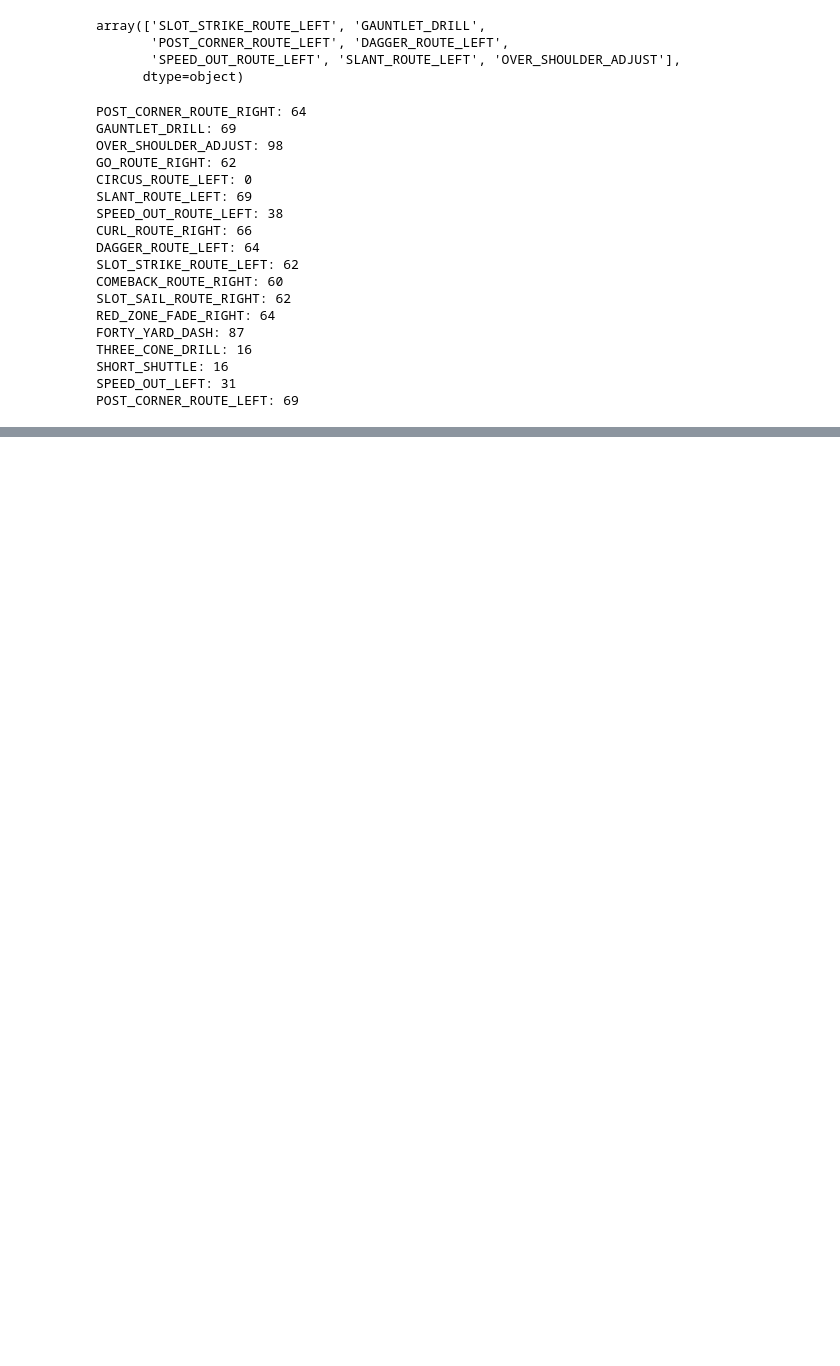
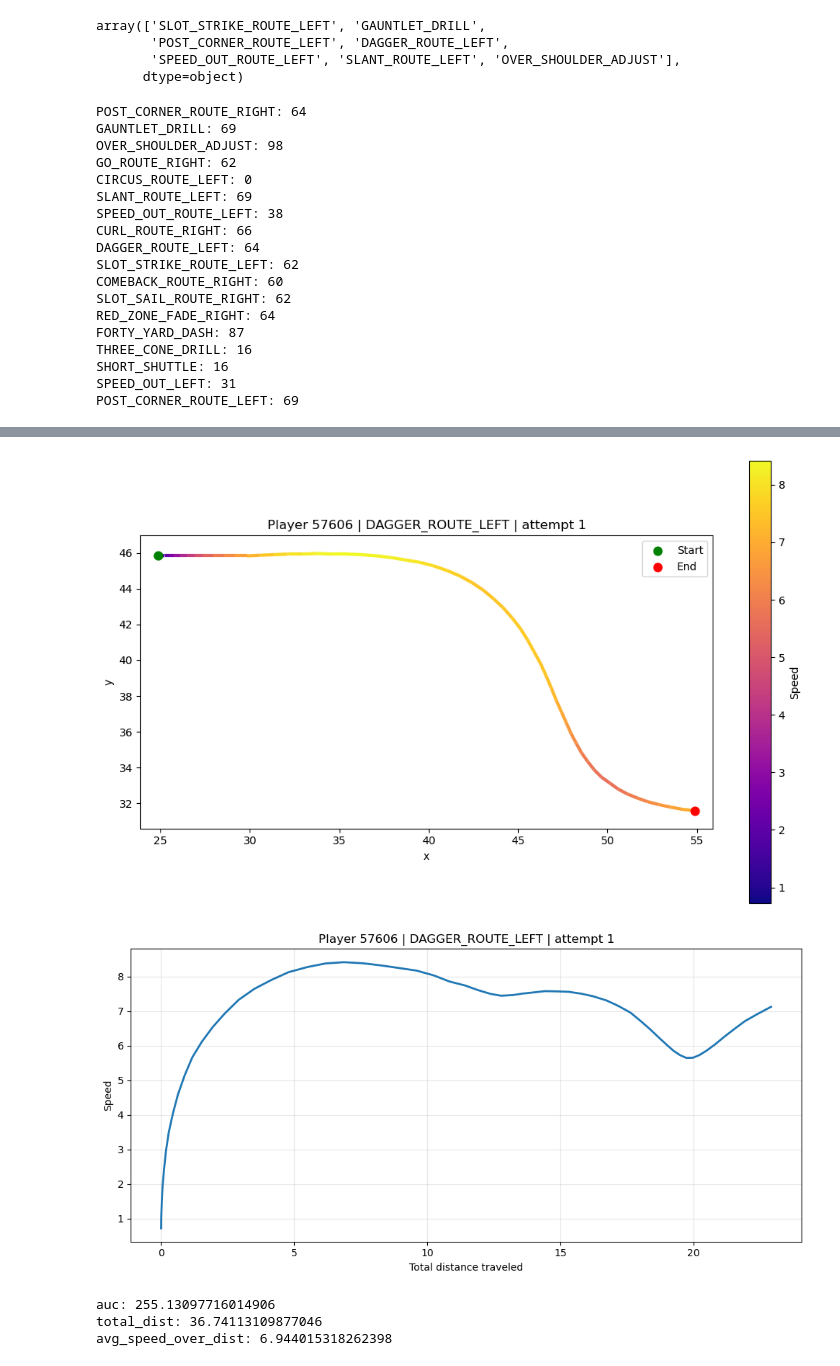
Before and after one commit to gazeng2004/nfl_big_data_project, a Jupyter notebook: notebooks/exploratory_analysis.ipynb, the cells around one changed output, grey strips where cells are left out. Drawn from its saved outputs; the diff is of its cells as text; code cells hidden in the pictures; blank space fills up the shorter version.

```diff
--- a/notebooks/exploratory_analysis.ipynb
+++ b/notebooks/exploratory_analysis.ipynb
@@ -179,0 +287,8 @@ POST_CORNER_ROUTE_LEFT: 69
+# %%
+route_running_plots(tracking, 57606, "DAGGER_ROUTE_LEFT", 1)
+# %% [output]
+[figure, added]
+[figure, added]
+auc: 255.13097716014906
+total_dist: 36.74113109877046
+avg_speed_over_dist: 6.944015318262398
```
Also changed, not shown: parts of 11 cells of this notebook.
